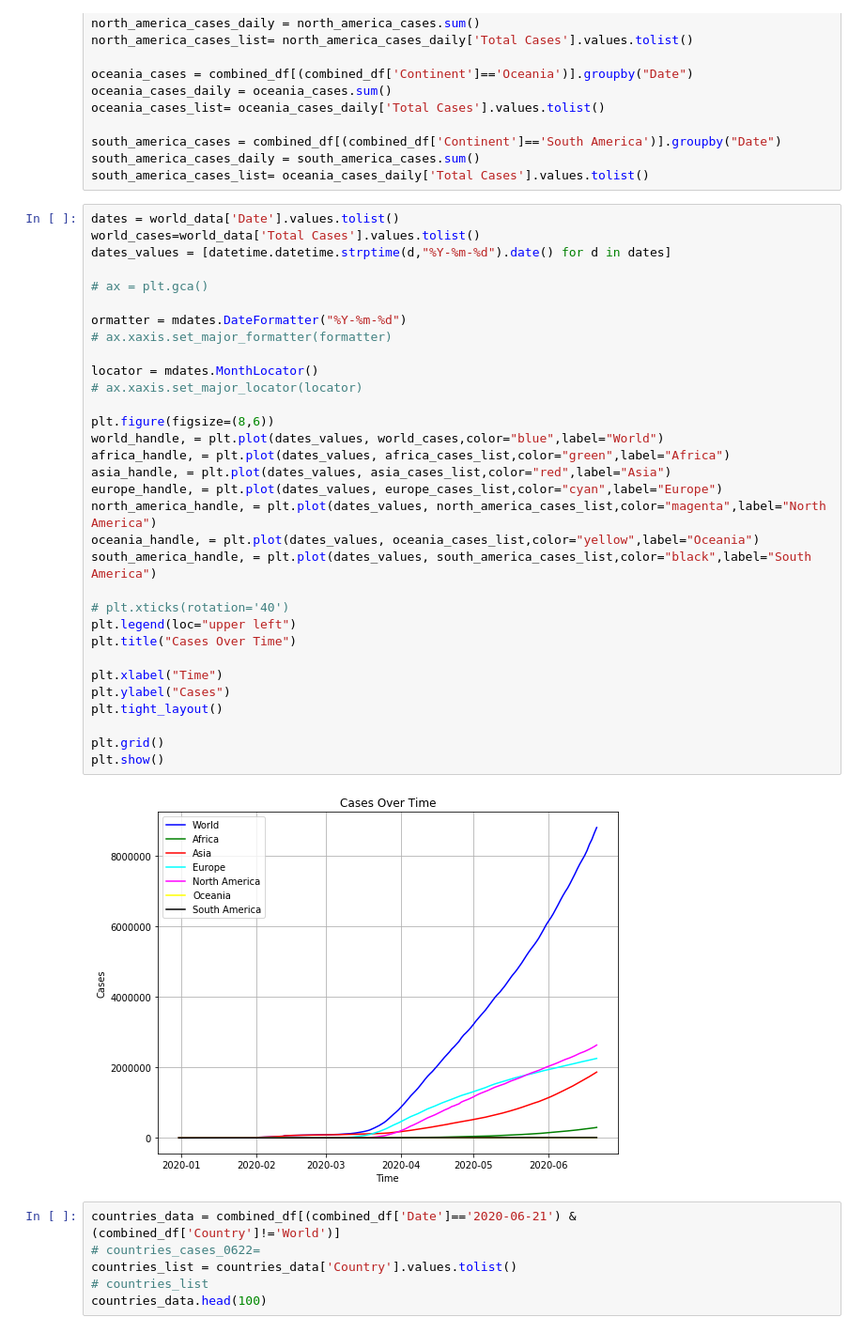
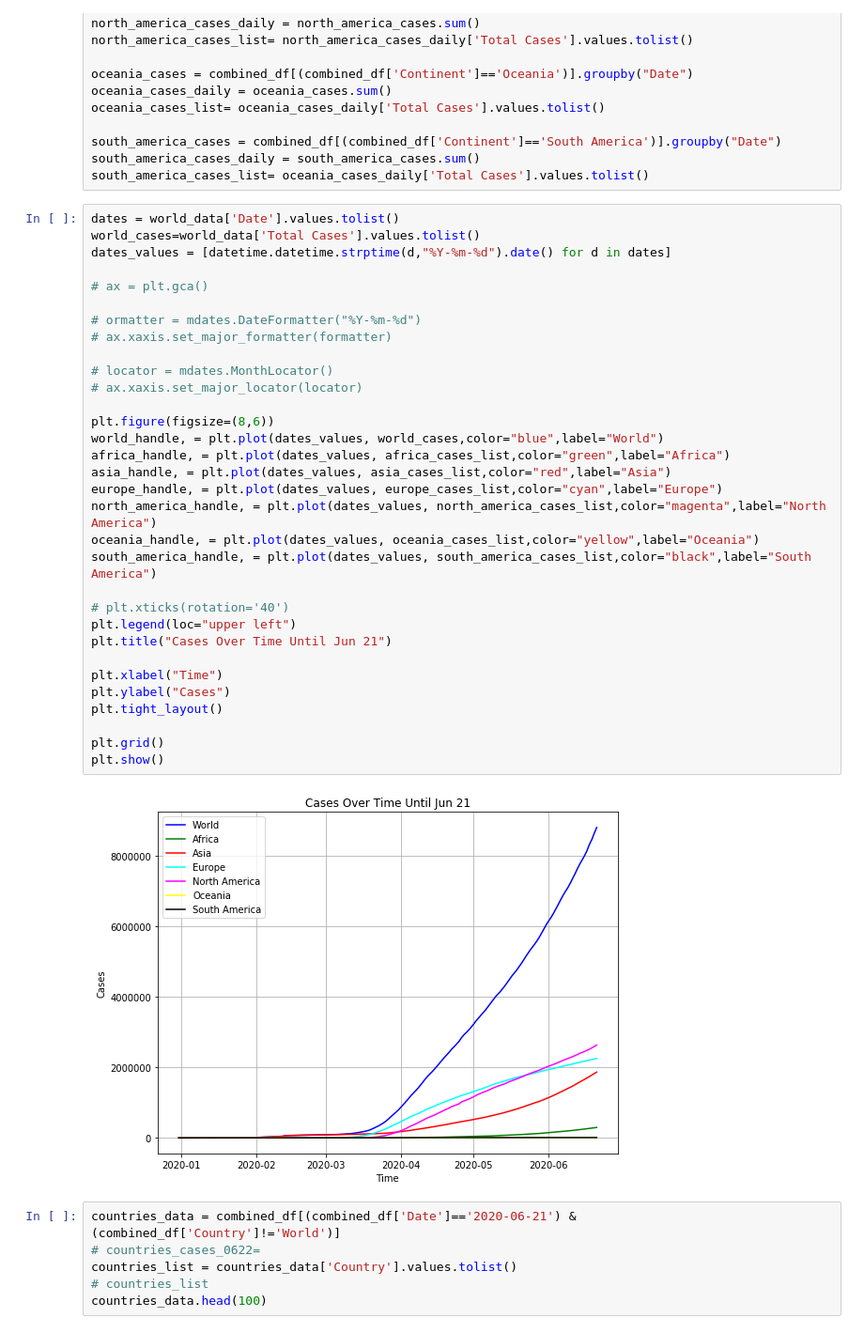
Before and after one commit to M-Agami/META-B, a Jupyter notebook: Coding/Coronavirus.ipynb, the cells around one changed output. Shown at 94% size. Cells and saved outputs as stored; diff of their text form.

Commit message:
update plot for different continents

```diff
--- a/Coding/Coronavirus.ipynb
+++ b/Coding/Coronavirus.ipynb
@@ -169,37 +162,37 @@ south_america_cases_list= oceania_cases_daily['Total Cases'].values.tolist()
 # %%
 dates = world_data['Date'].values.tolist()
 world_cases=world_data['Total Cases'].values.tolist()
 dates_values = [datetime.datetime.strptime(d,"%Y-%m-%d").date() for d in dates]
 
 # ax = plt.gca()
 
-ormatter = mdates.DateFormatter("%Y-%m-%d")
+# ormatter = mdates.DateFormatter("%Y-%m-%d")
 # ax.xaxis.set_major_formatter(formatter)
 
-locator = mdates.MonthLocator()
+# locator = mdates.MonthLocator()
 # ax.xaxis.set_major_locator(locator)
 
 plt.figure(figsize=(8,6))
 world_handle, = plt.plot(dates_values, world_cases,color="blue",label="World")
 africa_handle, = plt.plot(dates_values, africa_cases_list,color="green",label="Africa")
 asia_handle, = plt.plot(dates_values, asia_cases_list,color="red",label="Asia")
 europe_handle, = plt.plot(dates_values, europe_cases_list,color="cyan",label="Europe")
 north_america_handle, = plt.plot(dates_values, north_america_cases_list,color="magenta",label="North America")
 oceania_handle, = plt.plot(dates_values, oceania_cases_list,color="yellow",label="Oceania")
 south_america_handle, = plt.plot(dates_values, south_america_cases_list,color="black",label="South America")
 
 # plt.xticks(rotation='40')
 plt.legend(loc="upper left")
-plt.title("Cases Over Time")
+plt.title("Cases Over Time Until Jun 21")
 
 plt.xlabel("Time")
 plt.ylabel("Cases")
 plt.tight_layout()
 
 plt.grid()
 plt.show()
 # %% [output]
-[figure, old version]
+[figure, new version]
 # %%
 countries_data = combined_df[(combined_df['Date']=='2020-06-21') & (combined_df['Country']!='World')]
 # countries_cases_0622=
```
Also changed, not shown: parts of 10 cells of this notebook.
